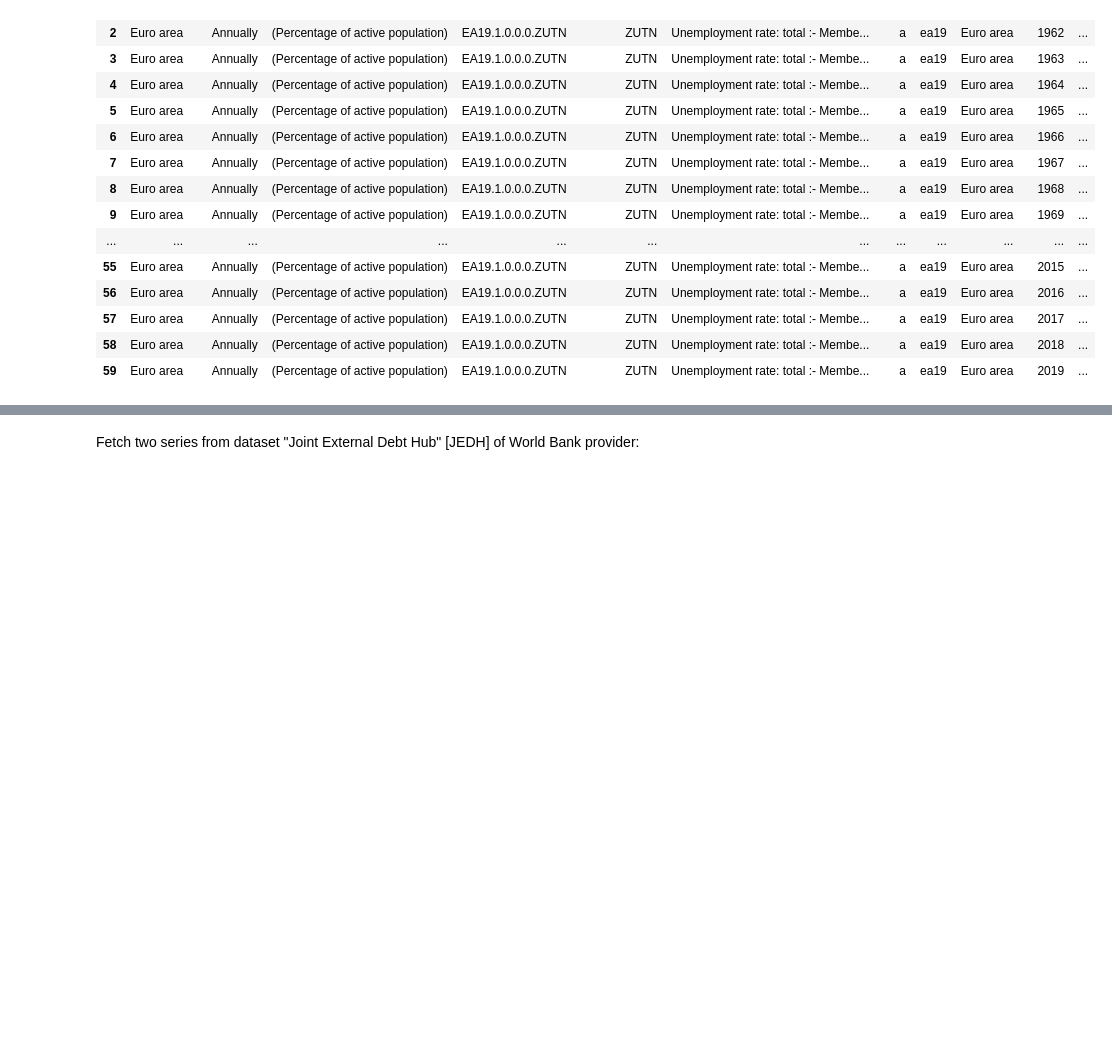
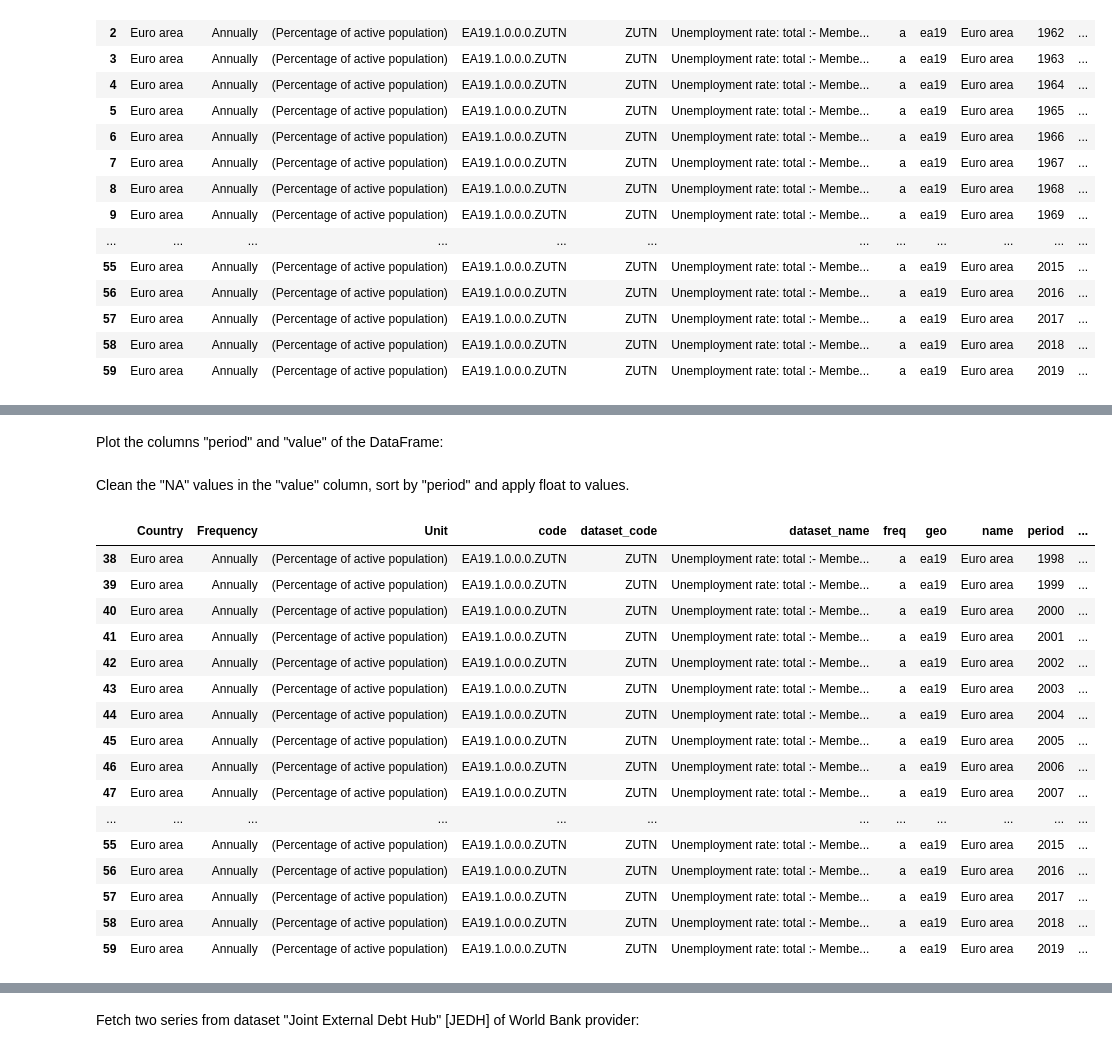
Before and after one commit to ceschi/dbnomics-python-client, a Jupyter notebook: index.ipynb, the cells around one changed output, grey strips where cells are left out. Cells and saved outputs as stored; diff of their text form; code cells hidden in the pictures; blank space fills up the shorter version.

```diff
--- a/index.ipynb
+++ b/index.ipynb
@@ -55,0 +40,26 @@ dataframe2
+# %% [markdown]
+Plot the columns "period" and "value" of the DataFrame:
+# %% [markdown]
+Clean the "NA" values in the "value" column, sort by "period" and apply float to values.
+# %%
+clean_df = one_series_df.query("value != 'NA'").sort_values("period")
+clean_df.value=clean_df.value.apply(float)
+clean_df
+# %% [output]
+|  | Country | Frequency | Unit | code | dataset_code | dataset_name | freq | geo | name | period | ... |
+| 38 | Euro area | Annually | (Percentage of active population) | EA19.1.0.0.0.ZUTN | ZUTN | Unemployment rate: total :- Membe... | a | ea19 | Euro area | 1998 | ... |
+| 39 | Euro area | Annually | (Percentage of active population) | EA19.1.0.0.0.ZUTN | ZUTN | Unemployment rate: total :- Membe... | a | ea19 | Euro area | 1999 | ... |
+| 40 | Euro area | Annually | (Percentage of active population) | EA19.1.0.0.0.ZUTN | ZUTN | Unemployment rate: total :- Membe... | a | ea19 | Euro area | 2000 | ... |
+| 41 | Euro area | Annually | (Percentage of active population) | EA19.1.0.0.0.ZUTN | ZUTN | Unemployment rate: total :- Membe... | a | ea19 | Euro area | 2001 | ... |
+| 42 | Euro area | Annually | (Percentage of active population) | EA19.1.0.0.0.ZUTN | ZUTN | Unemployment rate: total :- Membe... | a | ea19 | Euro area | 2002 | ... |
+| 43 | Euro area | Annually | (Percentage of active population) | EA19.1.0.0.0.ZUTN | ZUTN | Unemployment rate: total :- Membe... | a | ea19 | Euro area | 2003 | ... |
+| 44 | Euro area | Annually | (Percentage of active population) | EA19.1.0.0.0.ZUTN | ZUTN | Unemployment rate: total :- Membe... | a | ea19 | Euro area | 2004 | ... |
+| 45 | Euro area | Annually | (Percentage of active population) | EA19.1.0.0.0.ZUTN | ZUTN | Unemployment rate: total :- Membe... | a | ea19 | Euro area | 2005 | ... |
+| 46 | Euro area | Annually | (Percentage of active population) | EA19.1.0.0.0.ZUTN | ZUTN | Unemployment rate: total :- Membe... | a | ea19 | Euro area | 2006 | ... |
+| 47 | Euro area | Annually | (Percentage of active population) | EA19.1.0.0.0.ZUTN | ZUTN | Unemployment rate: total :- Membe... | a | ea19 | Euro area | 2007 | ... |
+| ... | ... | ... | ... | ... | ... | ... | ... | ... | ... | ... | ... |
+| 55 | Euro area | Annually | (Percentage of active population) | EA19.1.0.0.0.ZUTN | ZUTN | Unemployment rate: total :- Membe... | a | ea19 | Euro area | 2015 | ... |
+| 56 | Euro area | Annually | (Percentage of active population) | EA19.1.0.0.0.ZUTN | ZUTN | Unemployment rate: total :- Membe... | a | ea19 | Euro area | 2016 | ... |
+| 57 | Euro area | Annually | (Percentage of active population) | EA19.1.0.0.0.ZUTN | ZUTN | Unemployment rate: total :- Membe... | a | ea19 | Euro area | 2017 | ... |
+| 58 | Euro area | Annually | (Percentage of active population) | EA19.1.0.0.0.ZUTN | ZUTN | Unemployment rate: total :- Membe... | a | ea19 | Euro area | 2018 | ... |
+| 59 | Euro area | Annually | (Percentage of active population) | EA19.1.0.0.0.ZUTN | ZUTN | Unemployment rate: total :- Membe... | a | ea19 | Euro area | 2019 | ... |
```
Also changed, not shown: parts of 13 cells of this notebook.
